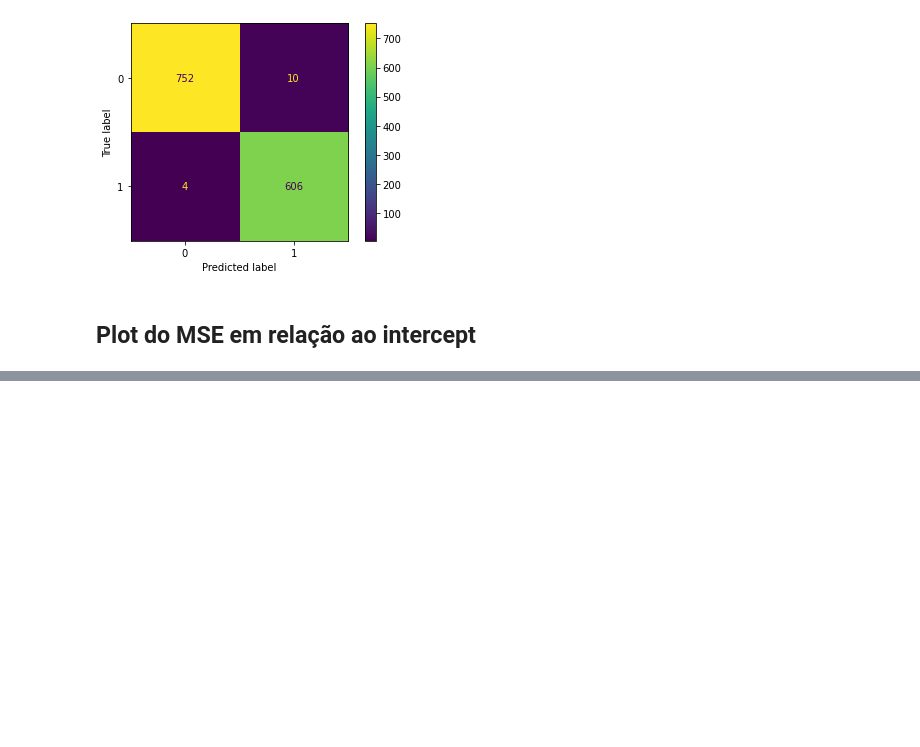
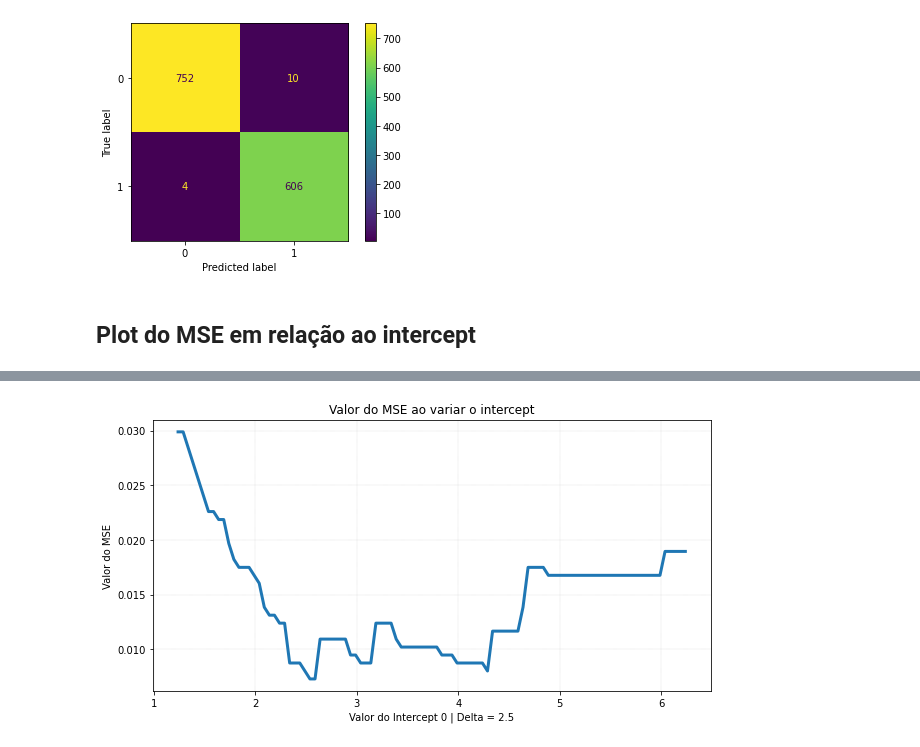
Before and after one commit to glima91/mestrado-reconhecimento-de-padroes, a Jupyter notebook: notebooks/2_classificacao.ipynb, the cells around one changed output, grey strips where cells are left out. Drawn from its saved outputs; the diff is of its cells as text; code cells hidden in the pictures; blank space fills up the shorter version.

```diff
--- a/notebooks/2_classificacao.ipynb
+++ b/notebooks/2_classificacao.ipynb
@@ -186,0 +207,5 @@ plot_delta_intercept_mse_score(coef, intercept, X, y)
+# %%
+for i in range (len(model.lrmodel.intercept_)):
+    plot_delta_intercept_mse_score(i, delta=2.5)
+# %% [output]
+[figure, added]
```
Also changed, not shown: parts of 6 cells of this notebook.
